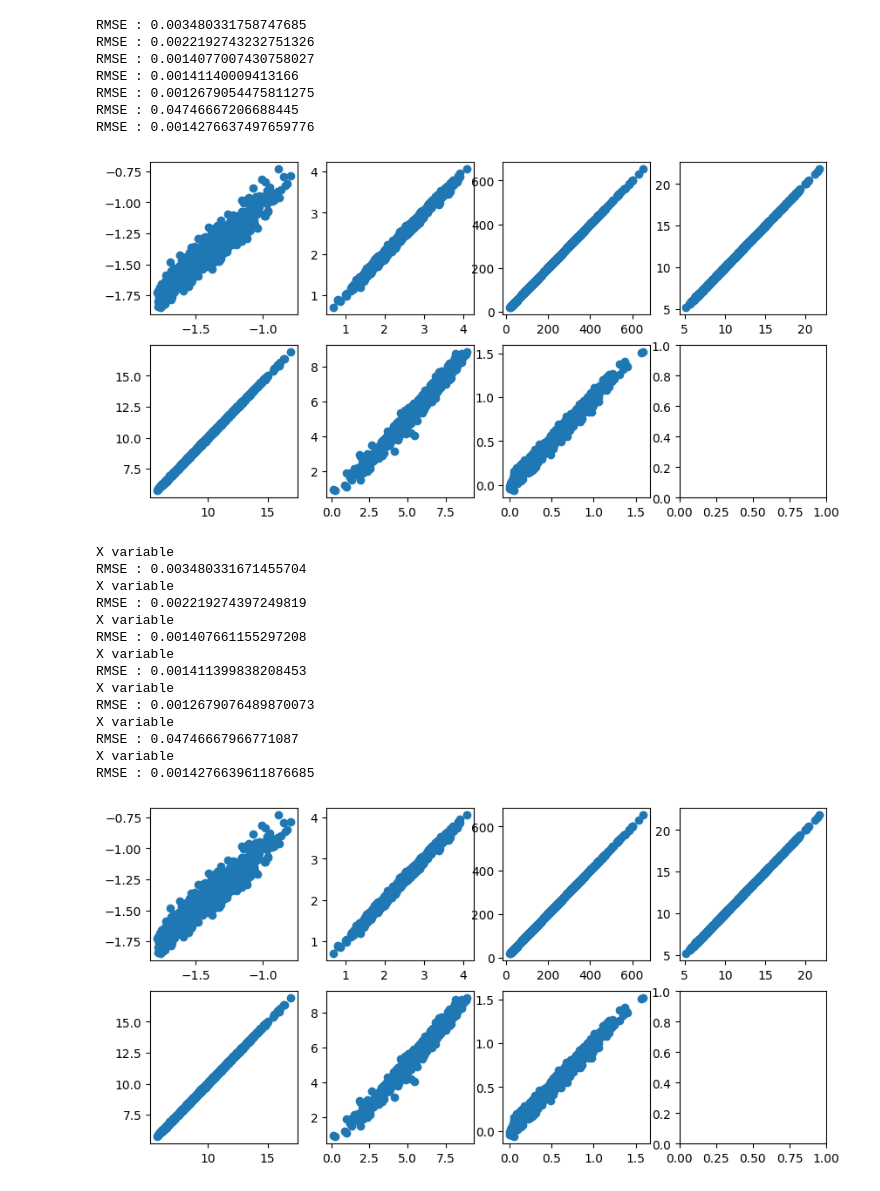
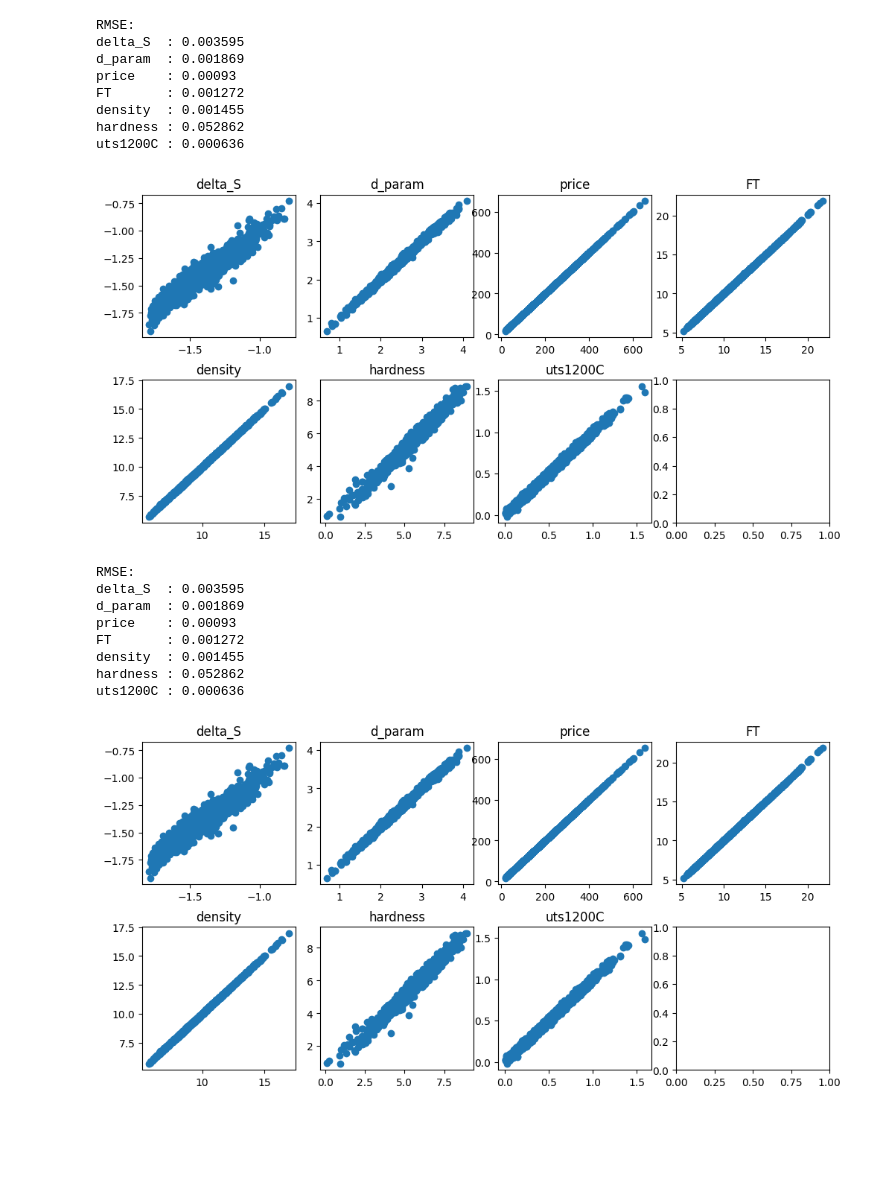
Before and after one commit to dovahkiin0022/cGAN_demo, a Jupyter notebook: notebooks/train_surrogates.ipynb, the cells around one changed output. Saved outputs shown, nothing was run; the diff lists cells and outputs as text; code cells hidden in the pictures; blank space fills up the shorter version.

Commit message:
- finish ONNX implementation - plotting improved

```diff
--- a/notebooks/train_surrogates.ipynb
+++ b/notebooks/train_surrogates.ipynb
@@ -27,66 +24,67 @@ props_list = list(demo_df.columns[1:])
 X = dset.real_data
 # %%
 fig,ax = plt.subplots(2,4,figsize = (10,5))
+fig.tight_layout(h_pad=2.0, w_pad=-1)
 ax = ax.ravel()
+print('RMSE:')
 for i,p in enumerate(props_list):
     y = demo_df.loc[:,p].values
     X_train,X_test, y_train,y_test  = train_test_split(X,y,random_state=42,test_size=0.2,shuffle=True)
     #param_grid = {
     #      'activation': ['relu','tanh','logistic'],
     #      'alpha': [0.1,0.001,0.0001],
     #      'learning_rate': ['constant','adaptive'],
     #      'batch_size' : [16,32,64,128],
     #      'max_iter':[200,500]
     #      }
     net =MLPRegressor(hidden_layer_sizes=50, max_iter=500,batch_size=64, alpha = 1e-3)
     pipe = Pipeline([('Scaler', StandardScaler()),('MLPR',net)])
     pipe.fit(X_train,y_train)
     y_pred = pipe.predict(X_test)
-    print(f'RMSE : {mean_squared_error(y_pred,y_test)}')
+    print(f'{p:<9}: {round(mean_squared_error(y_pred,y_test), 6)}')
     ax[i].scatter(y_test,y_pred)
-    model_path = f'../heagan/newSurrogates/surrogate_{p}.joblib'
-    dump(pipe,model_path)
+    ax[i].set_title(p, fontsize=12)
+    onnxmodel = convert_sklearn(pipe,
+                                initial_types=[('compVec', FloatTensorType([None, X_train.shape[1]]))],
 
-    onx = convert_sklearn(pipe, initial_types=[('X', FloatTensorType([None, X_train.shape[1]]))])
-    with open(f'../heagan/newSurrogates/surrogate_{p}.onnx', "wb") as f:
-        f.write(onx.SerializeToString())
+                                name=f'surrogate_{p}')
+    with resources.files('heagan.saved_surrogates').joinpath(f'surrogate_{p}.onnx').open('wb') as f:
+        f.write(onnxmodel.SerializeToString())
 # %% [output]
-RMSE : 0.003480331758747685
-RMSE : 0.0022192743232751326
-RMSE : 0.0014077007430758027
-RMSE : 0.00141140009413166
-RMSE : 0.0012679054475811275
-RMSE : 0.04746667206688445
-RMSE : 0.0014276637497659776
+RMSE:
+delta_S  : 0.003595
+d_param  : 0.001869
+price    : 0.00093
+FT       : 0.001272
+density  : 0.001455
+hardness : 0.052862
+uts1200C : 0.000636
-[figure, old version]
+[figure, new version]
 # %%
 fig,ax = plt.subplots(2,4,figsize = (10,5))
+fig.tight_layout(h_pad=2.0, w_pad=-1)
 ax = ax.ravel()
 
+print('RMSE:')
 for i,p in enumerate(props_list):
     y = demo_df.loc[:,p].values
     X_train,X_test, y_train,y_test  = train_test_split(X,y,random_state=42,test_size=0.2,shuffle=True)
-
-    sess = rt.InferenceSession(f'../heagan/newSurrogates/surrogate_{p}.onnx')
+    with resources.files('heagan.saved_surrogates').joinpath(f'surrogate_{p}.onnx') as fname:
+        sess = rt.InferenceSession(str(fname))
     input_name = sess.get_inputs()[0].name
     label_name = sess.get_outputs()[0].name
-    print(input_name,label_name)
     y_pred = sess.run([label_name], {input_name: X_test.astype(np.float32)})[0]
+    prop_name = sess.get_modelmeta().graph_name.removeprefix('surrogate_')
     ax[i].scatter(y_test,y_pred)
-    print(f'RMSE : {mean_squared_error(y_pred,y_test)}')
+    ax[i].set_title(prop_name, fontsize=12)
+    print(f'{prop_name:<9}: {round(mean_squared_error(y_pred,y_test), 6)}')
 # %% [output]
-X variable
-RMSE : 0.003480331671455704
-X variable
-RMSE : 0.002219274397249819
-X variable
-RMSE : 0.001407661155297208
-X variable
-RMSE : 0.001411399838208453
-X variable
-RMSE : 0.0012679076489870073
-X variable
-RMSE : 0.04746667966771087
-X variable
-RMSE : 0.0014276639611876685
+RMSE:
+delta_S  : 0.003595
+d_param  : 0.001869
+price    : 0.00093
+FT       : 0.001272
+density  : 0.001455
+hardness : 0.052862
+uts1200C : 0.000636
-[figure, old version]
+[figure, new version]
```
Also changed, not shown: parts of 2 cells of this notebook.
